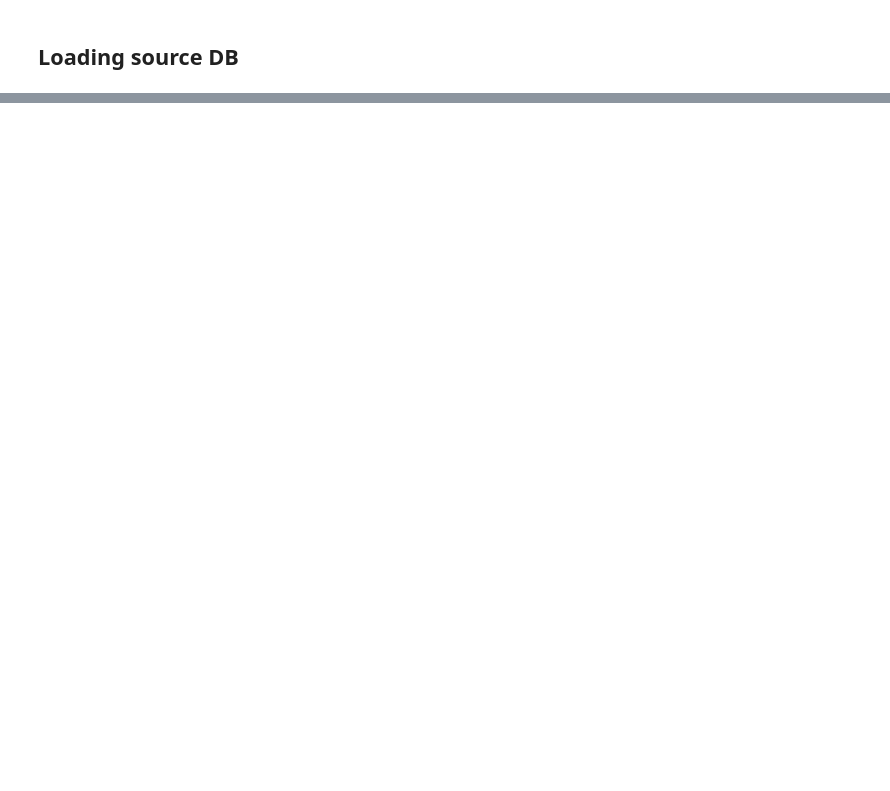
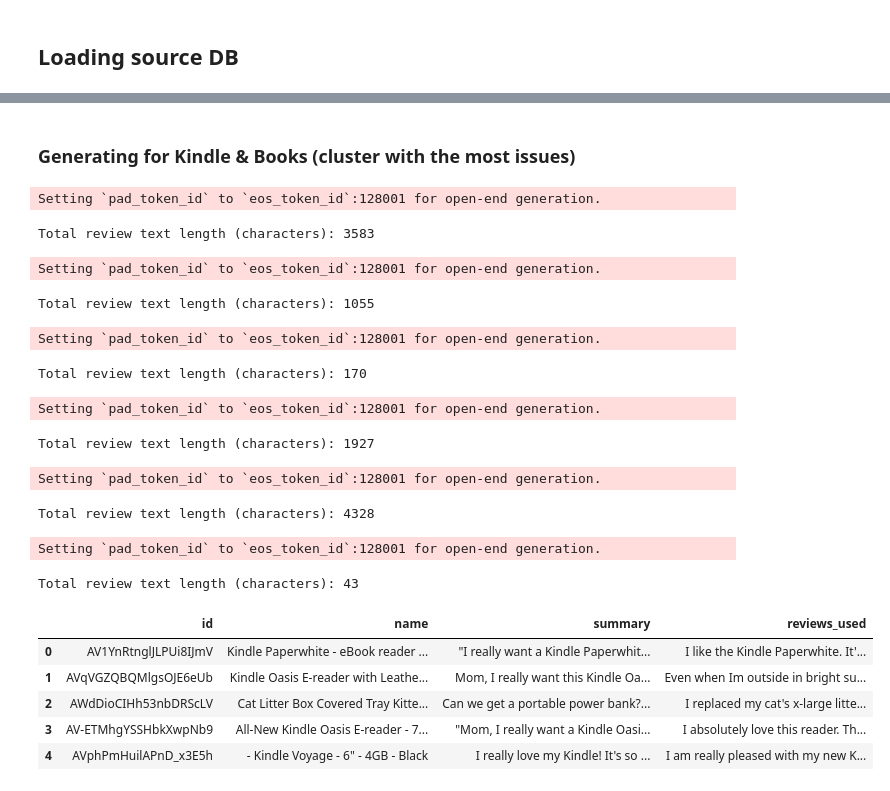
Before and after one commit to Aurlamb/Project-Review-Aggregator, a Jupyter notebook: Summarizer_main.ipynb, the cells around one changed output, grey strips where cells are left out. Drawn from its saved outputs; the diff is of its cells as text; code cells hidden in the pictures; blank space fills up the shorter version.

```diff
--- a/Summarizer_main.ipynb
+++ b/Summarizer_main.ipynb
@@ -61,0 +164,13 @@ NameError: name 'Path' is not defined
+# %%
+from transformers import AutoModelForSeq2SeqLM, AutoTokenizer,LEDForConditionalGeneration
+import torch
+
+# Load DistilBART model and tokenizer
+# model_name = "sshleifer/distilbart-cnn-12-6" # DistilBart lite
+# model_name = "facebook/bart-large-cnn"
+
+# Load the Longformer model and tokenizer
+model_name = "allenai/led-base-16384"
+tokenizer = AutoTokenizer.from_pretrained(model_name)  # Use AutoTokenizer for LED
+device = torch.device("cuda" if torch.cuda.is_available() else "cpu")
+model = LEDForConditionalGeneration.from_pretrained(model_name).to(device)
@@ -61,0 +300,23 @@ NameError: name 'Path' is not defined
+# %%
+from transformers import pipeline
+import torch
+
+# Specify the model
+model_id = "meta-llama/Llama-3.2-3B-Instruct"  # Replace with your model
+
+# Initialize the pipeline
+pipe = pipeline(
+    "text-generation",
+    model=model_id,
+    torch_dtype=torch.float16,  # Use mixed precision for efficient GPU usage
+    # device_map="auto"          # Automatically maps the model to GPU if available
+    device=0
+)
+
+# Test the pipeline with a prompt
+prompt = "Write a haiku about AI."
+output = pipe(prompt, max_new_tokens=50, num_return_sequences=1, temperature=0.7)
+
+# Print the generated text
+print("Generated Text:")
+print(output[0]["generated_text"])
@@ -61,0 +670,24 @@ NameError: name 'Path' is not defined
+# %% [markdown]
+### Generating for Kindle & Books (cluster with the most issues)
+# %%
+summaries_kindles = summarize_top_products(catalog, df_reviews, pipe, top_n=6, max_output_length=150, cluster=4)
+summaries_kindles.head()
+# %% [output]
+Setting `pad_token_id` to `eos_token_id`:128001 for open-end generation.
+Total review text length (characters): 3583
+Setting `pad_token_id` to `eos_token_id`:128001 for open-end generation.
+Total review text length (characters): 1055
+Setting `pad_token_id` to `eos_token_id`:128001 for open-end generation.
+Total review text length (characters): 170
+Setting `pad_token_id` to `eos_token_id`:128001 for open-end generation.
+Total review text length (characters): 1927
+Setting `pad_token_id` to `eos_token_id`:128001 for open-end generation.
+Total review text length (characters): 4328
+Setting `pad_token_id` to `eos_token_id`:128001 for open-end generation.
+Total review text length (characters): 43
+|  | id | name | summary | reviews_used |
+| 0 | AV1YnRtnglJLPUi8IJmV | Kindle Paperwhite - eBook reader ... | "I really want a Kindle Paperwhit... | I like the Kindle Paperwhite. It'... |
+| 1 | AVqVGZQBQMlgsOJE6eUb | Kindle Oasis E-reader with Leathe... | Mom, I really want this Kindle Oa... | Even when Im outside in bright su... |
+| 2 | AWdDioCIHh53nbDRScLV | Cat Litter Box Covered Tray Kitte... | Can we get a portable power bank?... | I replaced my cat's x-large litte... |
+| 3 | AV-ETMhgYSSHbkXwpNb9 | All-New Kindle Oasis E-reader - 7... | "Mom, I really want a Kindle Oasi... | I absolutely love this reader. Th... |
+| 4 | AVphPmHuilAPnD_x3E5h | - Kindle Voyage - 6" - 4GB - Black | I really love my Kindle! It's so ... | I am really pleased with my new K... |
```
Also changed, not shown: parts of 22 cells of this notebook.
